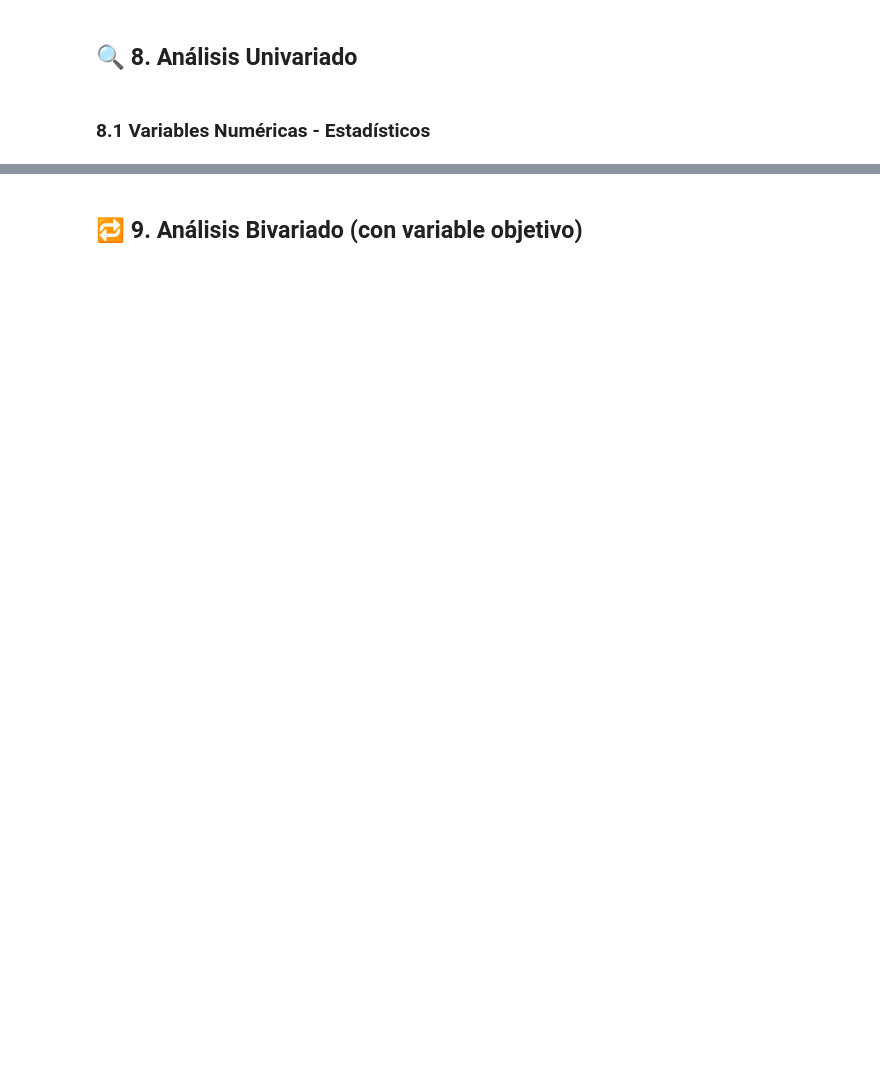
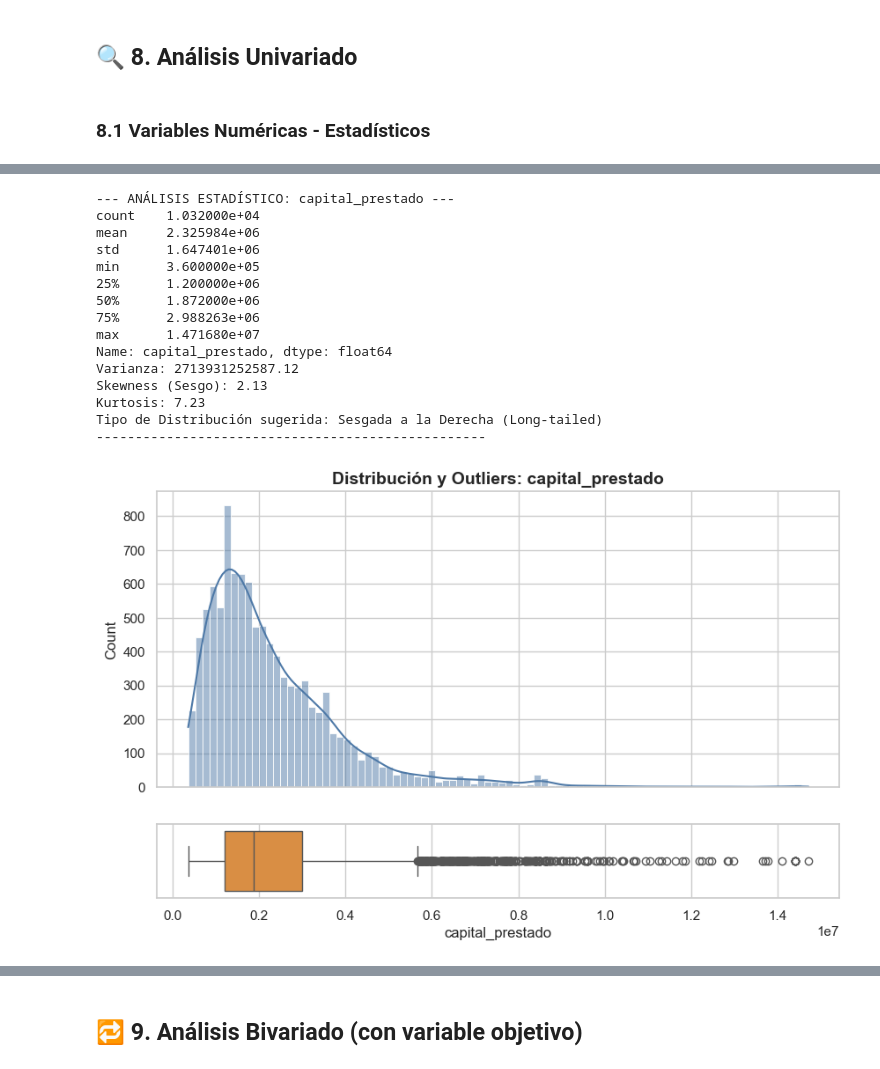
Before and after one commit to federico1809/PI_Modulo5_MLOps, a Jupyter notebook: mlops_pipeline/src/comprension_eda.ipynb, the cells around one changed output, grey strips where cells are left out. Cells and saved outputs as stored; diff of their text form; code cells hidden in the pictures; blank space fills up the shorter version.

```diff
--- a/mlops_pipeline/src/comprension_eda.ipynb
+++ b/mlops_pipeline/src/comprension_eda.ipynb
@@ -177,3 +192,8 @@ df["pago_atiempo"] = df["pago_atiempo"].astype(int) # Convertir booleano a enter
+# %%
+df['fecha_prestamo'] = pd.to_datetime(df['fecha_prestamo'])
+df['tipo_credito'] = df['tipo_credito'].astype('category')
+df['tendencia_ingresos'] = df['tendencia_ingresos'].astype('category') # O int si es ordinal
+df['pago_atiempo'] = df['pago_atiempo'].astype('bool')
 # %% [markdown]
 ### Tipología de variables
 
@@ -192,5 +271,62 @@ df = df.drop(columns=cols_to_drop, errors="ignore")
 # %% [markdown]
 ### 8.1 Variables Numéricas - Estadísticos
 # %%
-df.describe().T
+import matplotlib.pyplot as plt
+import seaborn as sns
+from scipy.stats import skew, kurtosis
+
+# Configuración estética
+sns.set_theme(style="whitegrid")
+num_cols = ['capital_prestado', 'salario_cliente', 'edad_cliente', 'plazo_meses', 'puntaje_datacredito']
+cat_cols = ['tipo_credito', 'tipo_laboral', 'pago_atiempo']
+
+# --- A. ANÁLISIS VARIABLES NUMÉRICAS ---
+for col in num_cols:
+    fig, (ax_hist, ax_box) = plt.subplots(2, sharex=True, gridspec_kw={"height_ratios": (.8, .2)}, figsize=(10, 6))
+
+    # Histograma + KDE
+    sns.histplot(df[col], kde=True, ax=ax_hist, color='#4e79a7')
+    ax_hist.set_title(f'Distribución y Outliers: {col}', fontsize=14, fontweight='bold')
+
+    # Boxplot
+    sns.boxplot(x=df[col], ax=ax_box, color='#f28e2b')
+
+    # Cálculo de métricas descriptivas
+    desc = df[col].describe()
+    s = skew(df[col])
+    k = kurtosis(df[col])
+
+    # Mostrar métricas en consola
+    print(f"--- ANÁLISIS ESTADÍSTICO: {col} ---")
+    print(desc)
+    print(f"Varianza: {df[col].var():.2f}")
+    print(f"Skewness (Sesgo): {s:.2f}")
+    print(f"Kurtosis: {k:.2f}")
+
+    # Interpretación rápida del tipo de distribución
+    if abs(s) < 0.5:
+        dist_type = "Aproximadamente Simétrica (Gaussiana)"
+    elif s > 0:
+        dist_type = "Sesgada a la Derecha (Long-tailed)"
+    else:
+        dist_type = "Sesgada a la Izquierda"
+    print(f"Tipo de Distribución sugerida: {dist_type}")
+    print("-" * 50)
+    plt.show()
+
+# --- B. ANÁLISIS VARIABLES CATEGÓRICAS ---
+for col in cat_cols:
+    plt.figure(figsize=(8, 5))
+    counts = df[col].value_counts()
+    percent = df[col].value_counts(normalize=True) * 100
+
+    sns.countplot(data=df, x=col, palette='viridis')
+    plt.title(f'Frecuencia de Categorías: {col}', fontsize=14, fontweight='bold')
+    plt.ylabel('Cantidad de Registros')
+
+    print(f"--- FRECUENCIA: {col} ---")
+    for idx in counts.index:
+        print(f"{idx}: {counts[idx]} ({percent[idx]:.2f}%)")
+    print("-" * 50)
+    plt.show()
 # %% [output]
@@ -213,0 +333,16 @@ df.describe().T
+--- ANÁLISIS ESTADÍSTICO: capital_prestado ---
+count    1.032000e+04
+mean     2.325984e+06
+std      1.647401e+06
+min      3.600000e+05
+25%      1.200000e+06
+50%      1.872000e+06
+75%      2.988263e+06
+max      1.471680e+07
+Name: capital_prestado, dtype: float64
+Varianza: 2713931252587.12
+Skewness (Sesgo): 2.13
+Kurtosis: 7.23
+Tipo de Distribución sugerida: Sesgada a la Derecha (Long-tailed)
+--------------------------------------------------
+[figure, added]
```
Also changed, not shown: parts of 42 cells of this notebook.
